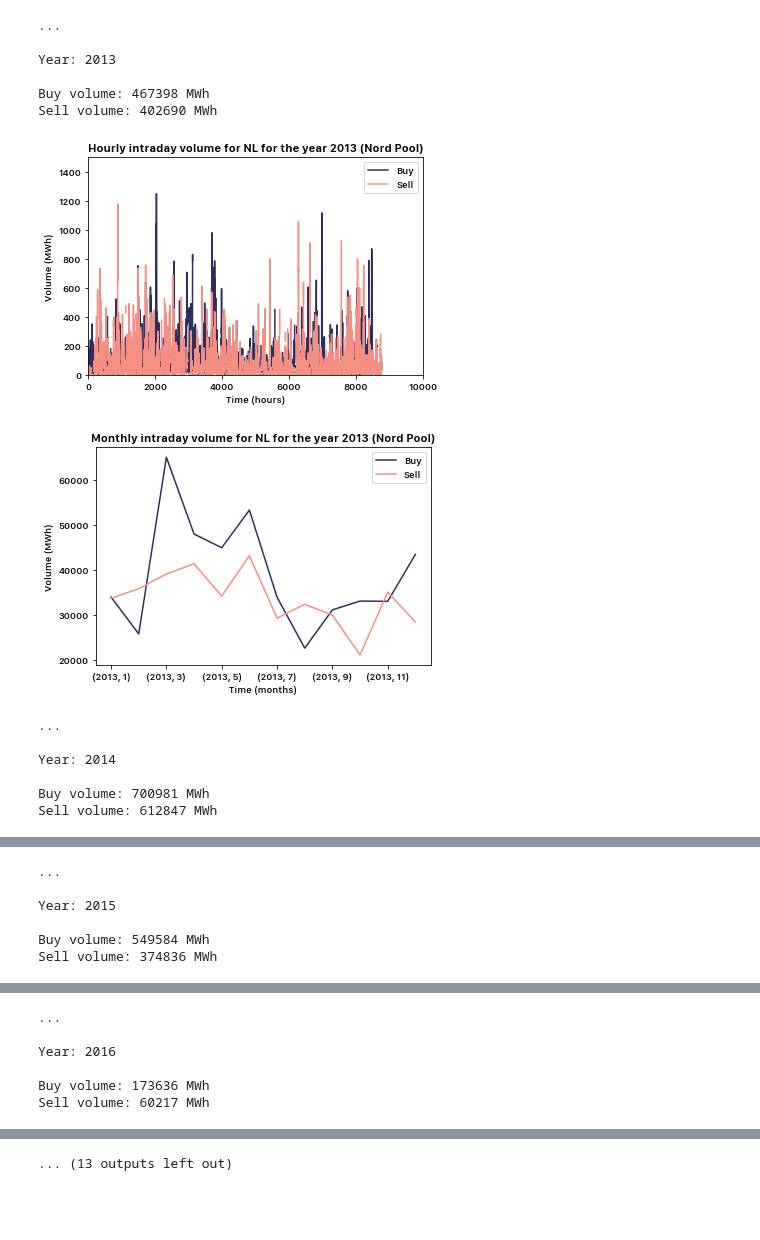
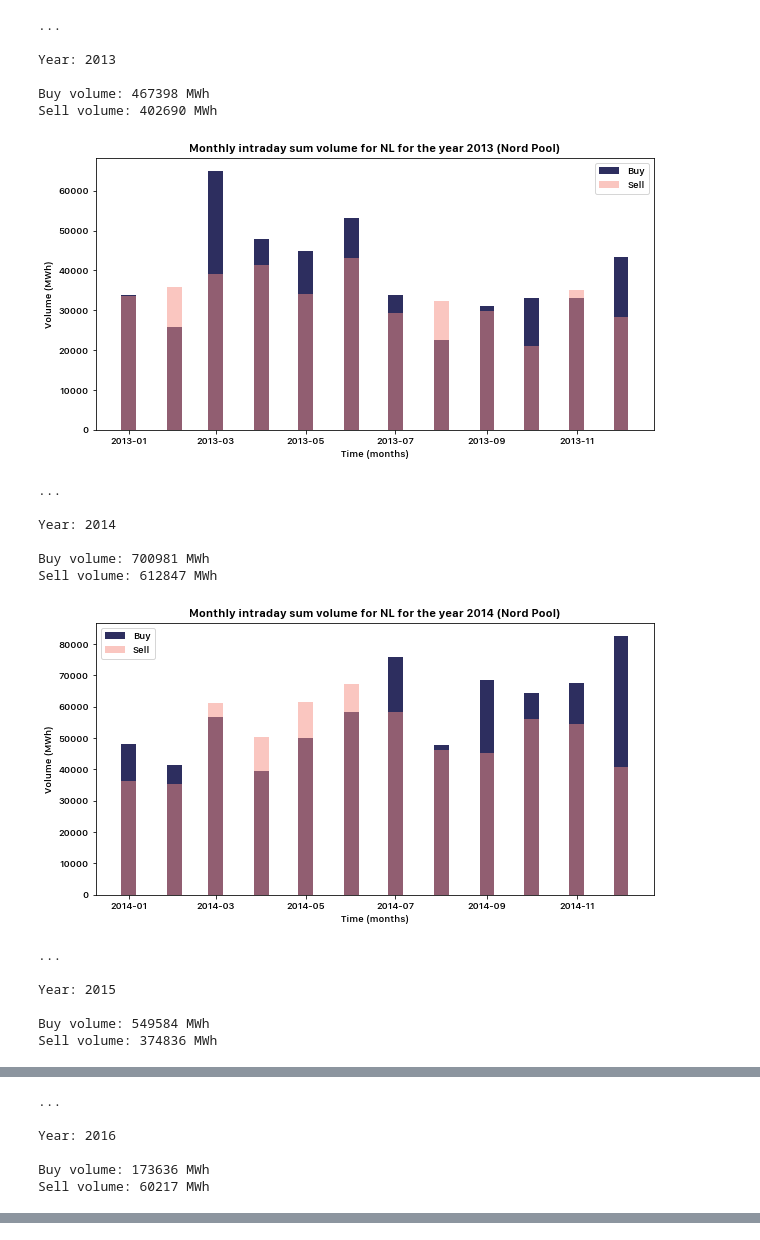
Before and after one commit to timovijn/ElectricityPriceForecasting, a Jupyter notebook: nordpool/nordpool.ipynb, the cells around one changed output, grey strips where cells are left out. Drawn from its saved outputs; the diff is of its cells as text; code cells hidden in the pictures; blank space fills up the shorter version.

```diff
--- a/nordpool/nordpool.ipynb
+++ b/nordpool/nordpool.ipynb
@@ -47,7 +46,6 @@ for filename in flist:
     df.to_pickle(f"./{os.path.splitext(filename)[0]}.pkl")
 # %%
 years = ['2013','2014','2015','2016','2017','2018','2019','2020']
-# years = ['2019']
 country = 'NL'
 dfo = pd.DataFrame()
 
@@ -58,63 +56,61 @@ breaks = []
 for y in years:
     i = years.index(y)
     df = pd.read_pickle(f"./elbas-volumes_{y}_hourly.pkl")
-    # df_group = df.groupby(['Date']).sum()
     df_group = df.groupby([(df['Date'].dt.year),(df['Date'].dt.month)]).sum()
+    df_group['Date'] = df_group.index
+    df_group['Date'] = pd.to_datetime(df_group['Date'], format='(%Y, %m)')
 
     buy.append(df['Buy'].sum())
     sell.append(df['Sell'].sum())
 
     print('')
     print(colored('...','white'))
     print('')
     print(colored(f'Year: {y}', 'blue'))
     print('')
     print(colored(f'Buy volume: {int(round(buy[i]))} MWh', 'blue'))
     print(colored(f'Sell volume: {int(round(sell[i]))} MWh', 'blue'))
     print('')
 
-    df[['Buy','Sell']].plot(legend=True)
-    # df.plot(df.index, df['Buy'], legend=True)
-    plt.title(f'Hourly intraday volume for {country} for the year {y} (Nord Pool)')
-    plt.xlim(0,10000)
-    plt.ylim(0, 1500)
-    plt.xlabel(r'Time (hours)')
-    plt.ylabel(r'Volume (MWh)')
-    plt.show()
-
-    df_group[['Buy','Sell']].plot(legend=True)
-    plt.title(f'Monthly intraday volume for {country} for the year {y} (Nord Pool)')
-    # plt.xlim(0,50)
-    # plt.ylim(0, 1500)
-    plt.xlabel(r'Time (months)')
-    plt.ylabel(r'Volume (MWh)')
-    plt.show()
-
-    # dfo = dfo.append(df_group, ignore_index = True)
     dfo = dfo.append(df_group, ignore_index = False)
     breaks.append(len(dfo))
+
+    fig, ax = plt.subplots(figsize=(10, 5))
+    ax.bar(df_group['Date'], df_group['Buy'], width=10)
+    ax.bar(df_group['Date'], df_group['Sell'], width=10, alpha=0.5)
+    ax.set_title(f'Monthly intraday sum volume for {country} for the year {y} (Nord Pool)')
+    ax.set_xlabel(r'Time (months)')
+    ax.set_ylabel(r'Volume (MWh)')
+    ax.legend(['Buy', 'Sell'])
+    plt.show()
 
 print('')
 print(colored('...','white'))
 print('')
 print(colored(f'Period: {years[0]}–{years[-1]}', 'blue'))
 print(colored(f'Buy volume: {int(round(sum(buy)))} MWh', 'blue'))
 print(colored(f'Sell volume: {int(round(sum(sell)))} MWh', 'blue'))
 print('')
 print(colored('...','white'))
 print('')
 # %% [output]
 ...
 
 Year: 2013
 
 Buy volume: 467398 MWh
 Sell volume: 402690 MWh
-[figure, old version]
+[figure, new version]
+...
+
+Year: 2014
+
+Buy volume: 700981 MWh
+Sell volume: 612847 MWh
-[figure, old version]
+[figure, new version]
-...
-
-Year: 2014
-
-Buy volume: 700981 MWh
-Sell volume: 612847 MWh
+...
+
+Year: 2015
+
+Buy volume: 549584 MWh
+Sell volume: 374836 MWh
@@ -121,0 +118,6 @@ Sell volume: 612847 MWh
+...
+
+Year: 2016
+
+Buy volume: 173636 MWh
+Sell volume: 60217 MWh
@@ -123,6 +124,0 @@ Sell volume: 612847 MWh
-...
-
-Year: 2015
-
-Buy volume: 549584 MWh
-Sell volume: 374836 MWh
@@ -131,6 +138,0 @@ Sell volume: 374836 MWh
-...
-
-Year: 2016
-
-Buy volume: 173636 MWh
-Sell volume: 60217 MWh
@@ -139 +138,0 @@ Sell volume: 60217 MWh
-... (13 outputs left out)
```
Also changed, not shown: parts of 4 cells of this notebook, 3 other files.
